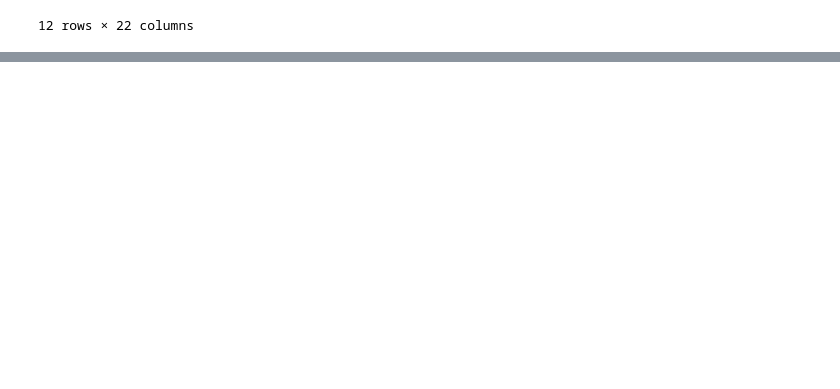
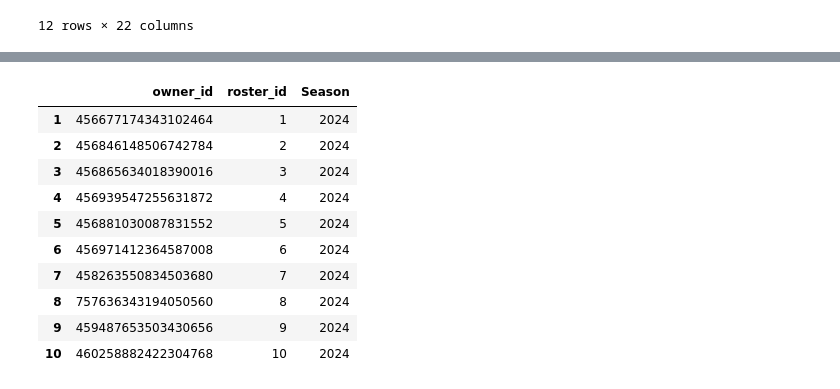
Before and after one commit to B-Loesch/sleeper_streamlit, a Jupyter notebook: testing_api.ipynb, the cells around one changed output, grey strips where cells are left out. Cells and saved outputs as stored; diff of their text form; code cells hidden in the pictures; blank space fills up the shorter version.

```diff
--- a/testing_api.ipynb
+++ b/testing_api.ipynb
@@ -228,0 +408,14 @@ all_matchups[all_matchups["user_pair"] == ("BLoesch", "jloesch")].sort_values(by
+# %%
+rosters_df
+# %% [output]
+|  | owner_id | roster_id | Season |
+| 1 | 456677174343102464 | 1 | 2024 |
+| 2 | 456846148506742784 | 2 | 2024 |
+| 3 | 456865634018390016 | 3 | 2024 |
+| 4 | 456939547255631872 | 4 | 2024 |
+| 5 | 456881030087831552 | 5 | 2024 |
+| 6 | 456971412364587008 | 6 | 2024 |
+| 7 | 458263550834503680 | 7 | 2024 |
+| 8 | 757636343194050560 | 8 | 2024 |
+| 9 | 459487653503430656 | 9 | 2024 |
+| 10 | 460258882422304768 | 10 | 2024 |
```
Also changed, not shown: parts of 13 cells of this notebook, 2 other files.
